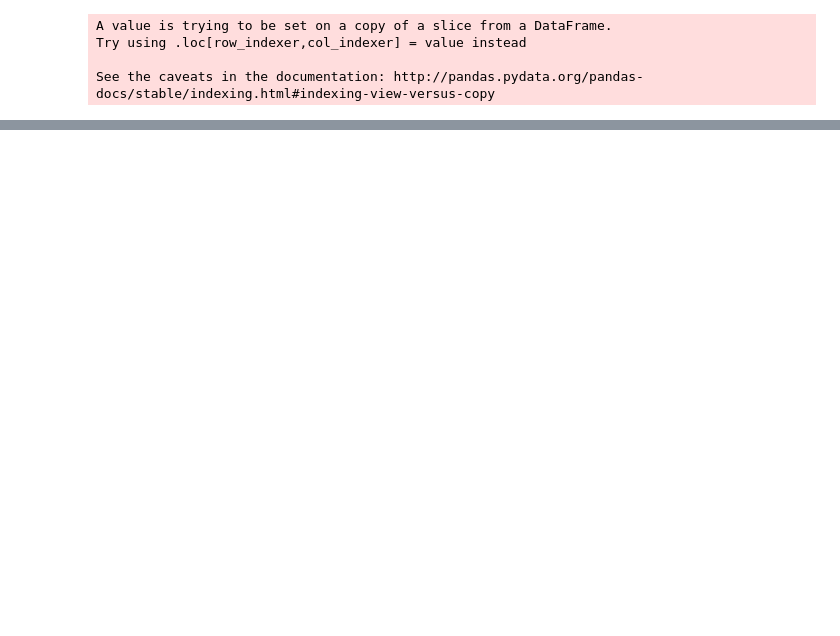
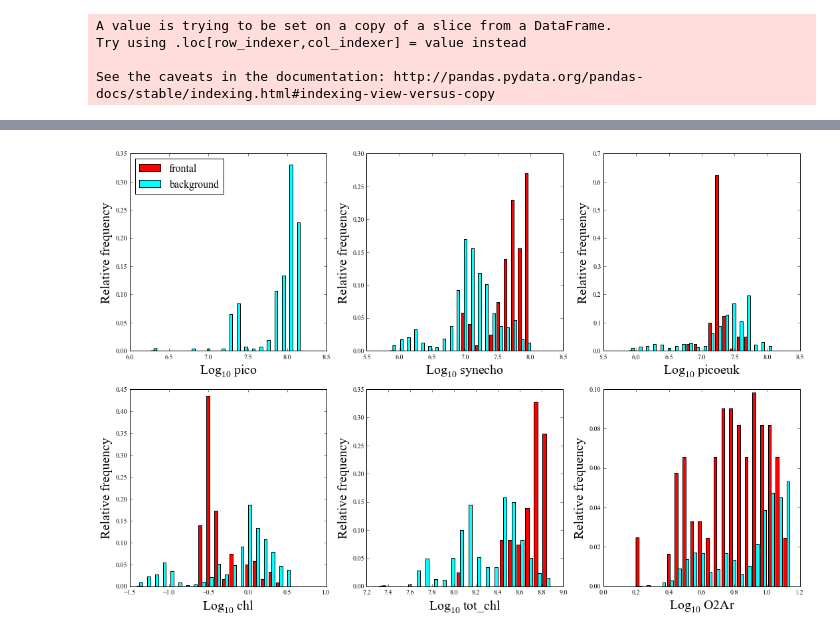
Before and after one commit to sophieclayton/KM1304_lengthscales, a Jupyter notebook: analysis/KM1314_fronts.ipynb, the cells around one changed output, grey strips where cells are left out. Saved outputs shown, nothing was run; the diff lists cells and outputs as text; code cells hidden in the pictures; blank space fills up the shorter version.

```diff
--- a/analysis/KM1314_fronts.ipynb
+++ b/analysis/KM1314_fronts.ipynb
@@ -256,0 +258,35 @@ fig.savefig('/Users/archie/Documents/work/KM1304_lengthscales/figures/KM1314_fro
+# %%
+fig, axs = plt.subplots(2,3, figsize=(15, 10), facecolor='w', edgecolor='k',  dpi = 600)
+
+front = front.dropna()
+front['dprod'] = np.insert(np.diff(front['O2Ar']), 0, 0)
+front = front[front['dprod'] != 0]
+subset = front[front['lat']>40]
+
+axs = axs.ravel()
+
+for i in range(len(var)):
+    fvar = var[i]
+    if fvar == 'synecho' or fvar == 'pico' or fvar == 'picoeuk':
+        frontal = np.log10(subset.loc[((subset['level']>1) & (subset[fvar]>0)), fvar].values*10**6+1)
+        background = np.log10(subset.loc[((subset['level']<2) & (subset[fvar]>0)), fvar].values*10**6+1)
+#     elif fvar == 'O2Ar':
+#         frontal = subset.loc[subset['level']>1, fvar].values
+#         background = subset.loc[subset['level']<2, fvar].values
+    else:
+        frontal = np.log10(subset.loc[subset['level']>1, fvar].values)
+        background = np.log10(subset.loc[subset['level']<2, fvar].values)
+
+
+    weights = [np.ones_like(frontal)/float(len(frontal)), np.ones_like(background)/float(len(background))]
+    axs[i].hist([frontal, background], bins = 20, weights = weights, label = ['frontal', 'background'], color= ['red', 'cyan'])
+    label = 'Log$_{10}$ %s' % fvar
+    axs[i].set_xlabel(label, fontsize = 20)
+    axs[i].set_ylabel('Relative frequency', fontsize = 20)
+    #plt.text(-1.5, 0.16, fvar, fontsize = 20)
+axs[0].legend(fontsize = 16, loc = 'upper left')
+plt.show()
+
+fig.savefig('/Users/archie/Documents/work/KM1304_lengthscales/figures/KM1314_front_histograms_SPG.png', bbox_inches='tight', dpi=600)
+# %% [output]
+[figure, added]
```
Also changed, not shown: parts of 4 cells of this notebook.
